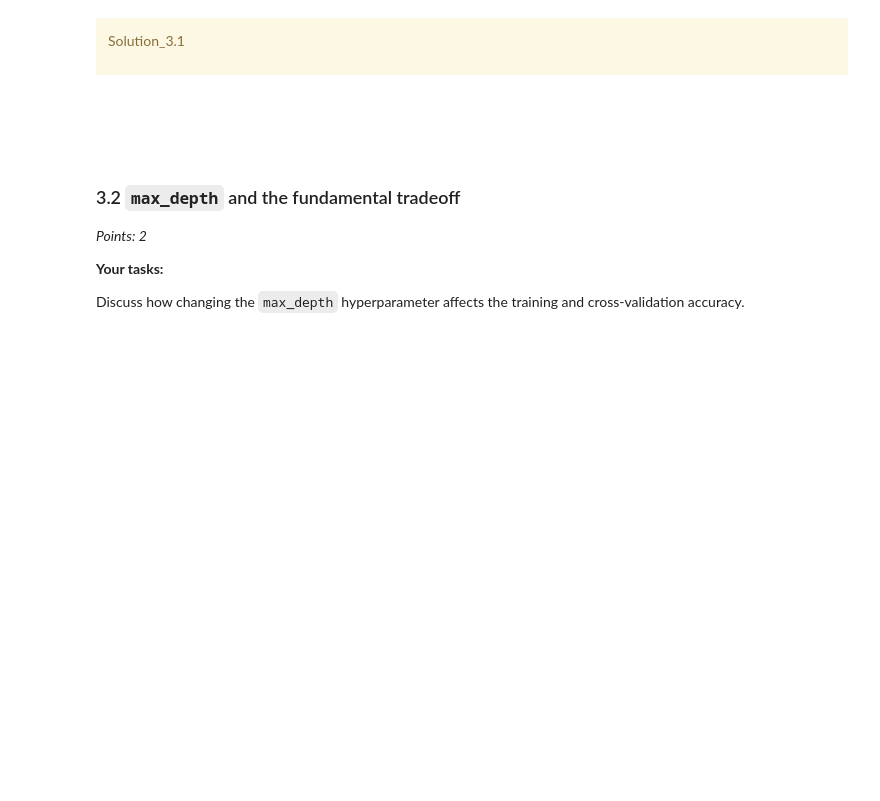
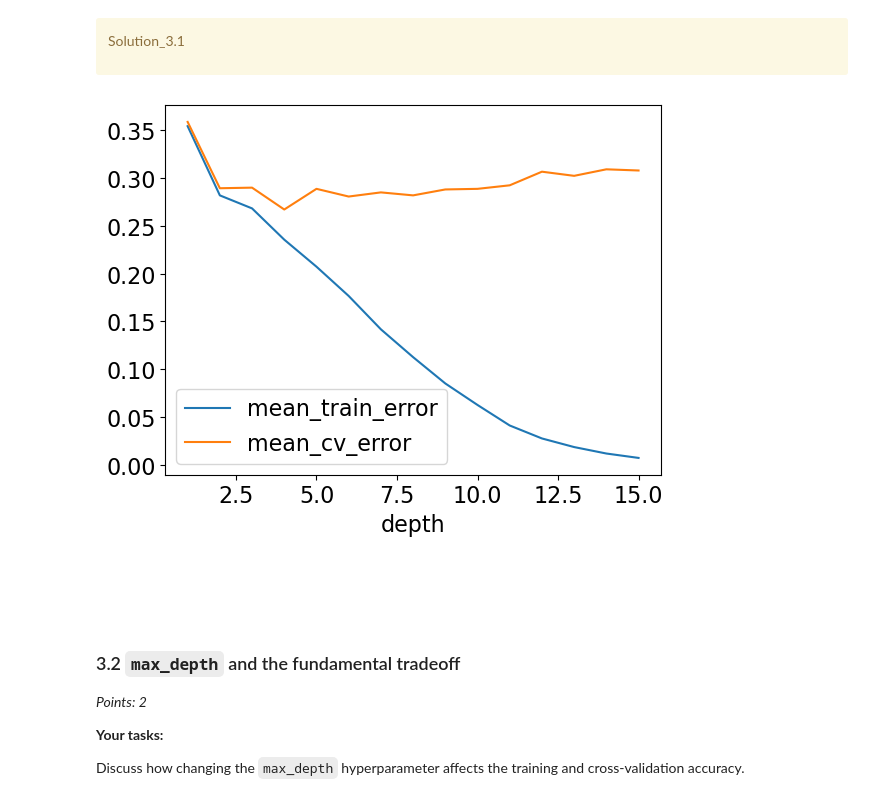
Before and after one commit to UBC-CS/cpsc330-2023W2, a Jupyter notebook: hw/hw2/hw2.ipynb, the cells around one changed output. Cells and saved outputs as stored; diff of their text form; code cells hidden in the pictures; blank space fills up the shorter version.

```diff
--- a/hw/hw2/hw2.ipynb
+++ b/hw/hw2/hw2.ipynb
@@ -233,0 +264,10 @@ Solution_2.1
+# %%
+from sklearn.model_selection import train_test_split
+#train_df, test_df = train_test_split(spotify_df, test_size=0.2, random_state=321)
+
+train_df, test_df = train_test_split(
+    spotify_df, test_size=0.2, random_state=321
+)  # 80%-20% train test split on df
+X_train, y_train = train_df.drop(columns=["target","song_title","artist"],axis=1), train_df["target"]
+X_test, y_test =test_df.drop(columns=["target","song_title","artist"],axis=1), test_df["target"]
+train_df.head()
@@ -252,0 +298,8 @@ Solution_2.2
+# %%
+y = spotify_df['target']
+X = spotify_df.drop(["target","song_title","artist"], axis=1)
+X_subset = X[['acousticness','danceability','duration_ms',
+            'energy','instrumentalness','key','liveness','loudness',
+            'mode','speechiness','tempo','time_signature','valence']]
+spotify_tree = DecisionTreeClassifier(random_state=123)
+spotify_tree.fit(X_subset.values, y)
@@ -310,0 +371,4 @@ Solution_2.5
+# %%
+scores = cross_validate(spotify_tree, X_train, y_train, cv=10, return_train_score=True)
+score_df = pd.DataFrame(scores)
+print(score_df)
@@ -359,3 +435,28 @@ Solution_3.1
+# %%
+results_dict = {
+    "depth": [],
+    "mean_train_error": [],
+    "mean_cv_error": [],
+    "std_cv_error": [],
+    "std_train_error": [],
+}
+param_grid = {"max_depth": np.arange(1, 16)}
+
+for d in param_grid["max_depth"]:
+    model = DecisionTreeClassifier(max_depth=d)
+    scores = cross_validate(model, X_train, y_train, cv=10, return_train_score=True)
+    results_dict["depth"].append(d)
+    results_dict["mean_cv_error"].append(1 - np.mean(scores["test_score"]))
+    results_dict["mean_train_error"].append(1 - np.mean(scores["train_score"]))
+    results_dict["std_cv_error"].append(scores["test_score"].std())
+    results_dict["std_train_error"].append(scores["train_score"].std())
+
+results_df = pd.DataFrame(results_dict)
+results_df = results_df.set_index("depth")
+
+results_df[["mean_train_error", "mean_cv_error"]].plot();
+# %% [output]
+[figure, added]
 # %% [markdown]
 <br><br>
 # %% [markdown]
```
Also changed, not shown: parts of 34 cells of this notebook.
